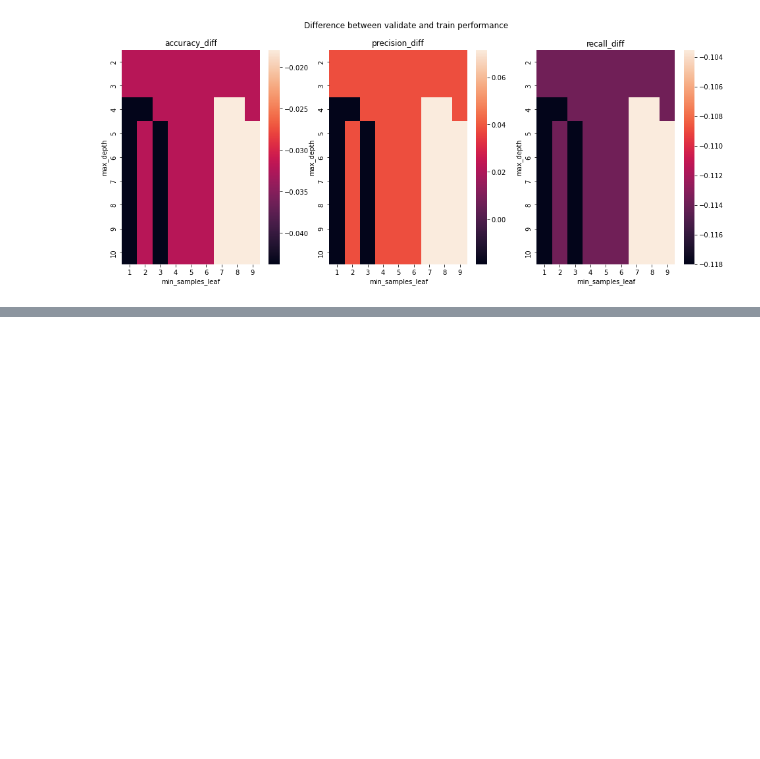
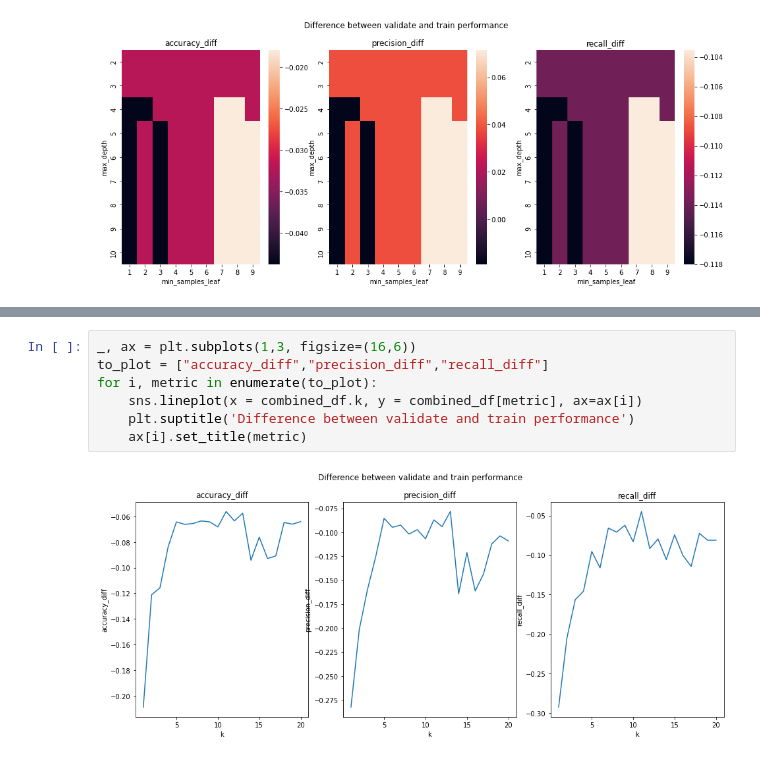
Before and after one commit to jesse-d-marder/classification-exercises, a Jupyter notebook: model.ipynb, the cells around one changed output, grey strips where cells are left out. Cells and saved outputs as stored; diff of their text form; blank space fills up the shorter version.

```diff
--- a/model.ipynb
+++ b/model.ipynb
@@ -659,0 +876,9 @@ for i, metric in enumerate(to_plot):
+# %%
+_, ax = plt.subplots(1,3, figsize=(16,6))
+to_plot = ["accuracy_diff","precision_diff","recall_diff"]
+for i, metric in enumerate(to_plot):
+    sns.lineplot(x = combined_df.k, y = combined_df[metric], ax=ax[i])
+    plt.suptitle('Difference between validate and train performance')
+    ax[i].set_title(metric)
+# %% [output]
+[figure, added]
```
Also changed, not shown: parts of 29 cells of this notebook.
